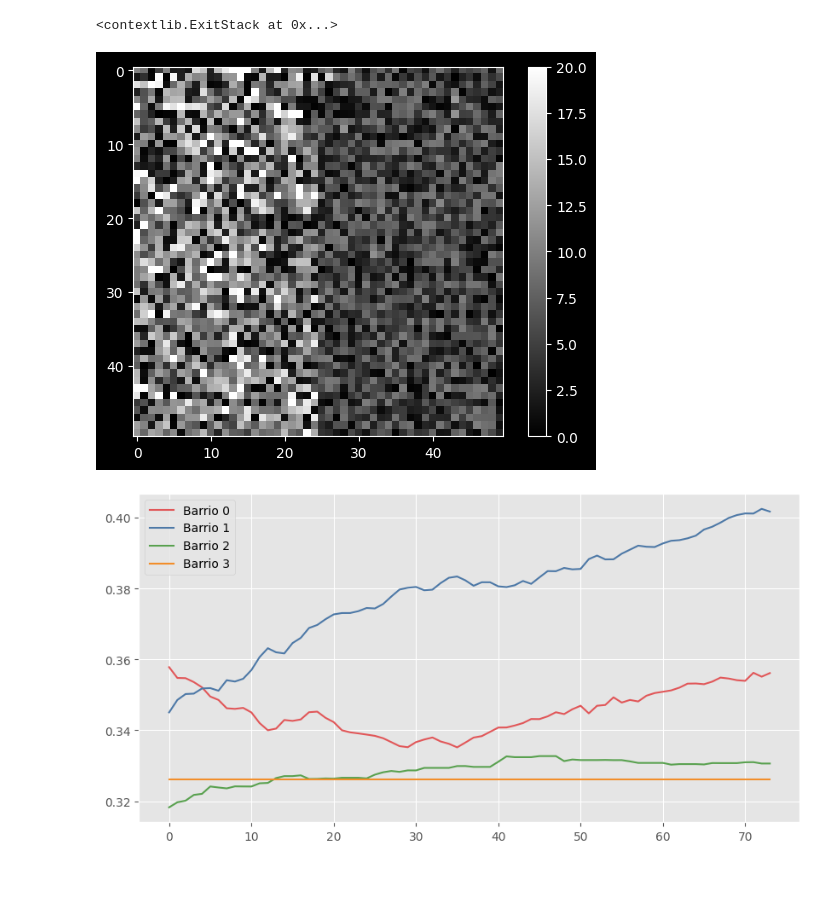
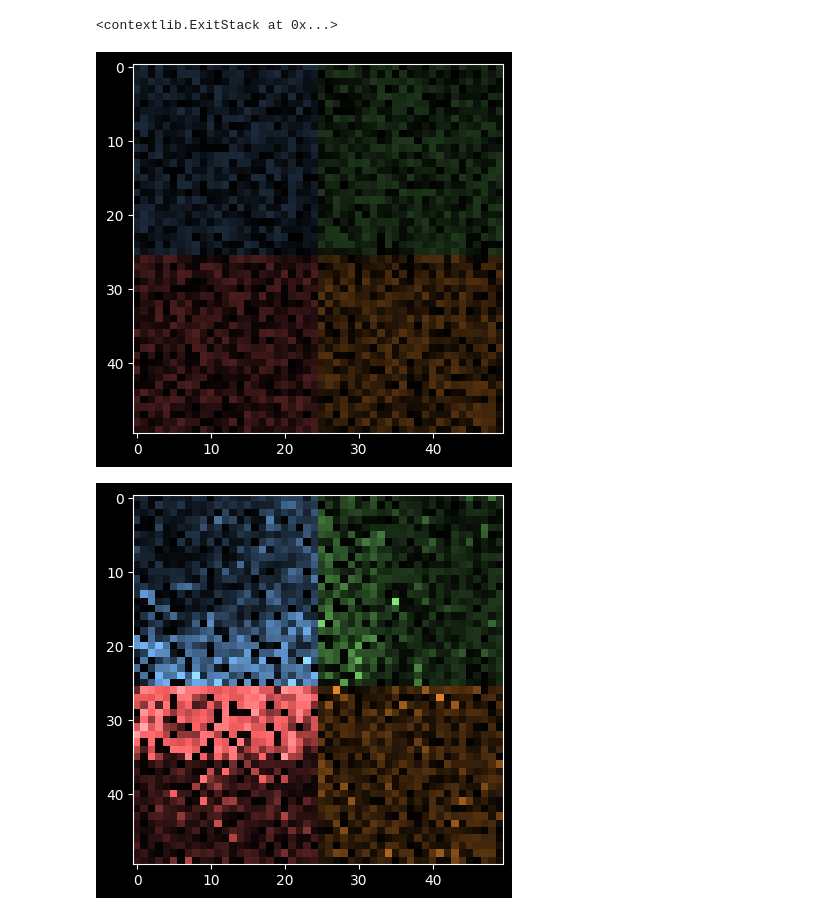
Before and after one commit to joangq/msscae-tp, a Jupyter notebook: src/main.ipynb, the cells around one changed output. Saved outputs shown, nothing was run; the diff lists cells and outputs as text; code cells hidden in the pictures; blank space fills up the shorter version.

```diff
--- a/src/main.ipynb
+++ b/src/main.ipynb
@@ -56,23 +56,55 @@ La simulación alcanzó el equilibrio en 74 pasos.
 plt.ion()
 # %% [output]
 <contextlib.ExitStack at 0x...>
-# %%
-plt.imshow(modelo.K, cmap='grey', norm=plt.Normalize(0, range_max))
-plt.colorbar()
-plt.show()
-# %% [output]
-[figure, removed]
+# %%
+from tp.util.colors import Color
+import warnings
+
+warnings.filterwarnings("ignore")
+warnings.filterwarnings("ignore", message="Clipping input data to the valid range for imshow with RGB data")
+
+max_val = np.max(modelo.K.flatten())
+
+colors = np.full((50,50,3), 0.0)
+
+for i,j in np.ndindex(50,50):
+    colors[i,j] = Color.from_hex(m.barrios_definidos[m.mapa[i,j]].color).as_rgb()
+    val = config_inicial[i,j] / max_val*2
+    colors[i,j] *= val
+    colors[i,j] /= 256.0
+    colors = np.clip(colors, 0, 1)
+
+plt.imshow(colors)
+plt.show()
+
+colors = np.full((50,50,3), 0.0)
+
+for i,j in np.ndindex(50,50):
+    colors[i,j] = Color.from_hex(m.barrios_definidos[m.mapa[i,j]].color).as_rgb()
+    val = modelo.K[i,j] / max_val*2
+    colors[i,j] *= val
+    colors[i,j] /= 256.0
+    colors = np.clip(colors, 0, 1)
+
+plt.imshow(colors)
+plt.show()
+
+warnings.filterwarnings("default")
+# %% [output]
+[figure, added]
+[figure, added]
 # %%
 plt.style.use('ggplot')
 # %%
 fig = plt.figure(figsize=(10, 5))
-for i in range(4):
-    plt.plot(sim._cache[f'gini_barrio_{i}'], label=f'Barrio {i}', color=m.barrios[i].color)
+#for i in range(4):
+    #plt.plot(sim._cache[f'gini_barrio_{i}'], label=f'Barrio {i}', color=m.barrios[i].color)
+
+for i in m.barrios:
+    plt.plot(sim._cache[f'gini_barrio_{i}'], label=f'Barrio {i}', color=m.barrios_definidos[i].color)
 
 legend = plt.legend()
 for t in legend.get_texts():
     t.set_color('black')
-# %% [output]
-[figure, removed]
 # %%
 fig = plt.figure(figsize=(10, 5))
```
Also changed, not shown: parts of 4 cells of this notebook, 12 other files.
